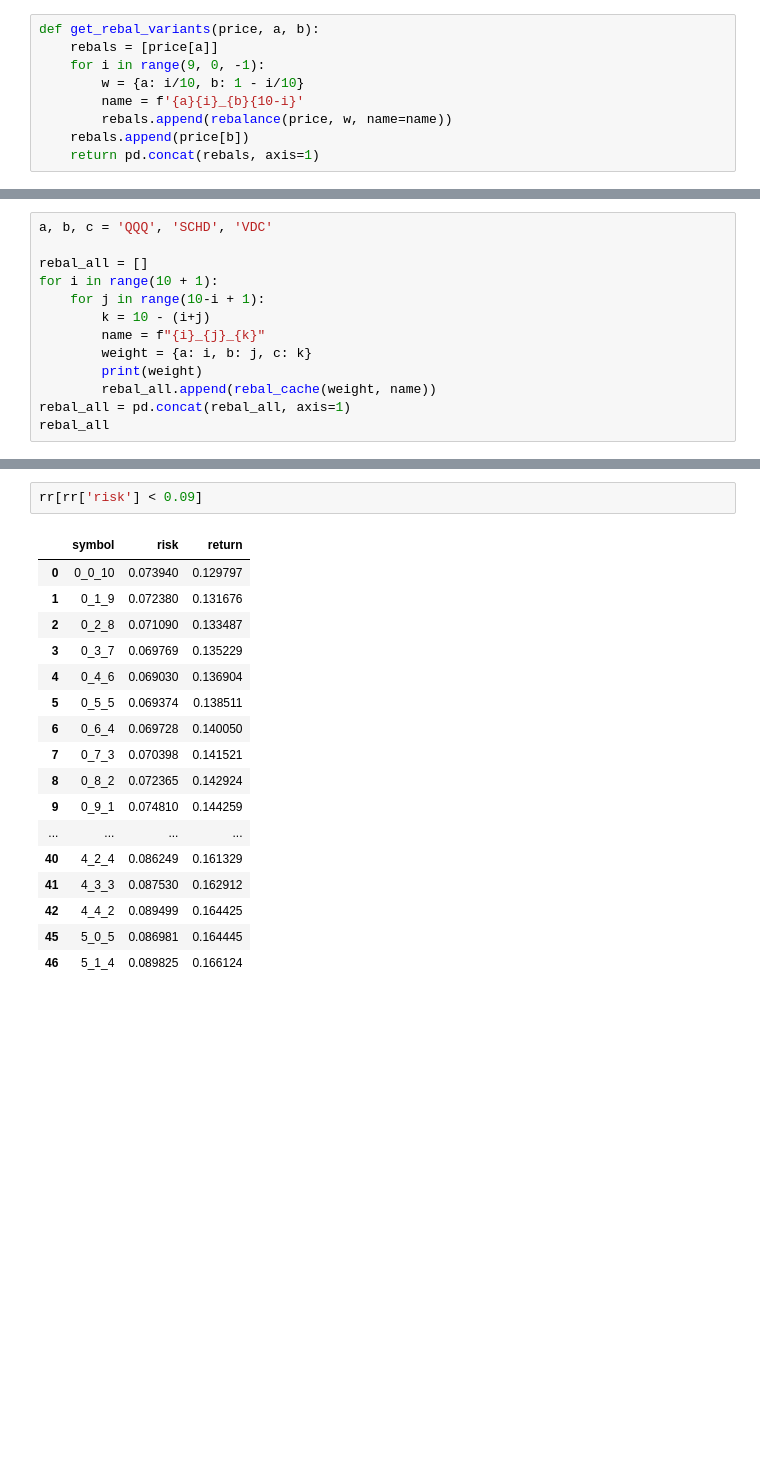
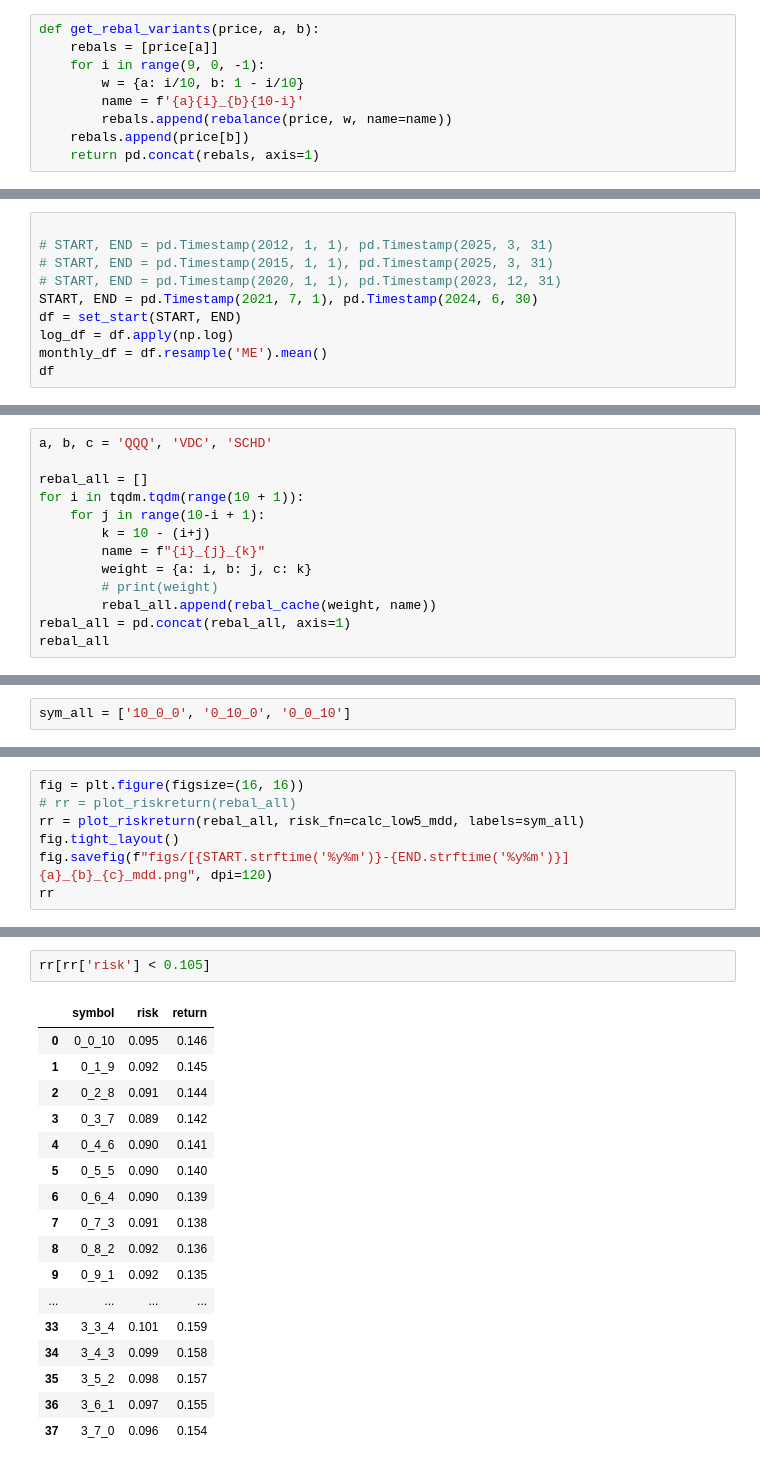
Before and after one commit to Thxios/financial_analysis, a Jupyter notebook: riskreturn.ipynb, the cells around one changed output, grey strips where cells are left out. Cells and saved outputs as stored; diff of their text form; blank space fills up the shorter version.

```diff
--- a/riskreturn.ipynb
+++ b/riskreturn.ipynb
@@ -287,0 +264,10 @@ plot_riskreturn(df)
+# %%
+
+# START, END = pd.Timestamp(2012, 1, 1), pd.Timestamp(2025, 3, 31)
+# START, END = pd.Timestamp(2015, 1, 1), pd.Timestamp(2025, 3, 31)
+# START, END = pd.Timestamp(2020, 1, 1), pd.Timestamp(2023, 12, 31)
+START, END = pd.Timestamp(2021, 7, 1), pd.Timestamp(2024, 6, 30)
+df = set_start(START, END)
+log_df = df.apply(np.log)
+monthly_df = df.resample('ME').mean()
+df
@@ -414,13 +388,13 @@ rebal_cache(test_weight)
 # %%
-a, b, c = 'QQQ', 'SCHD', 'VDC'
+a, b, c = 'QQQ', 'VDC', 'SCHD'
 
 rebal_all = []
-for i in range(10 + 1):
+for i in tqdm.tqdm(range(10 + 1)):
     for j in range(10-i + 1):
         k = 10 - (i+j)
         name = f"{i}_{j}_{k}"
         weight = {a: i, b: j, c: k}
-        print(weight)
+        # print(weight)
         rebal_all.append(rebal_cache(weight, name))
 rebal_all = pd.concat(rebal_all, axis=1)
 rebal_all
@@ -478,0 +416,2 @@ rr
+# %%
+sym_all = ['10_0_0', '0_10_0', '0_0_10']
@@ -478,0 +440,7 @@ rr
+# %%
+fig = plt.figure(figsize=(16, 16))
+# rr = plot_riskreturn(rebal_all)
+rr = plot_riskreturn(rebal_all, risk_fn=calc_low5_mdd, labels=sym_all)
+fig.tight_layout()
+fig.savefig(f"figs/[{START.strftime('%y%m')}-{END.strftime('%y%m')}] {a}_{b}_{c}_mdd.png", dpi=120)
+rr
@@ -479,20 +482,20 @@ rr
 # %%
-rr[rr['risk'] < 0.09]
+rr[rr['risk'] < 0.105]
 # %% [output]
 |  | symbol | risk | return |
-| 0 | 0_0_10 | 0.073940 | 0.129797 |
-| 1 | 0_1_9 | 0.072380 | 0.131676 |
-| 2 | 0_2_8 | 0.071090 | 0.133487 |
-| 3 | 0_3_7 | 0.069769 | 0.135229 |
-| 4 | 0_4_6 | 0.069030 | 0.136904 |
-| 5 | 0_5_5 | 0.069374 | 0.138511 |
-| 6 | 0_6_4 | 0.069728 | 0.140050 |
-| 7 | 0_7_3 | 0.070398 | 0.141521 |
-| 8 | 0_8_2 | 0.072365 | 0.142924 |
-| 9 | 0_9_1 | 0.074810 | 0.144259 |
+| 0 | 0_0_10 | 0.095 | 0.146 |
+| 1 | 0_1_9 | 0.092 | 0.145 |
+| 2 | 0_2_8 | 0.091 | 0.144 |
+| 3 | 0_3_7 | 0.089 | 0.142 |
+| 4 | 0_4_6 | 0.090 | 0.141 |
+| 5 | 0_5_5 | 0.090 | 0.140 |
+| 6 | 0_6_4 | 0.090 | 0.139 |
+| 7 | 0_7_3 | 0.091 | 0.138 |
+| 8 | 0_8_2 | 0.092 | 0.136 |
+| 9 | 0_9_1 | 0.092 | 0.135 |
 | ... | ... | ... | ... |
-| 40 | 4_2_4 | 0.086249 | 0.161329 |
-| 41 | 4_3_3 | 0.087530 | 0.162912 |
-| 42 | 4_4_2 | 0.089499 | 0.164425 |
-| 45 | 5_0_5 | 0.086981 | 0.164445 |
-| 46 | 5_1_4 | 0.089825 | 0.166124 |
+| 33 | 3_3_4 | 0.101 | 0.159 |
+| 34 | 3_4_3 | 0.099 | 0.158 |
+| 35 | 3_5_2 | 0.098 | 0.157 |
+| 36 | 3_6_1 | 0.097 | 0.155 |
+| 37 | 3_7_0 | 0.096 | 0.154 |
```
Also changed, not shown: parts of 35 cells of this notebook, 22 other files.
